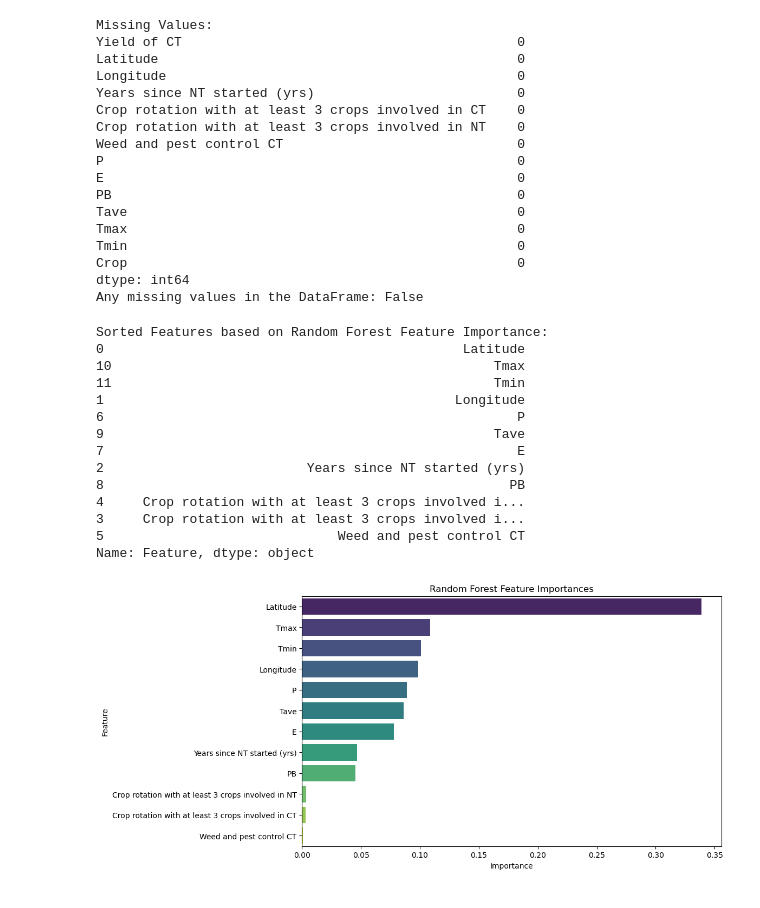
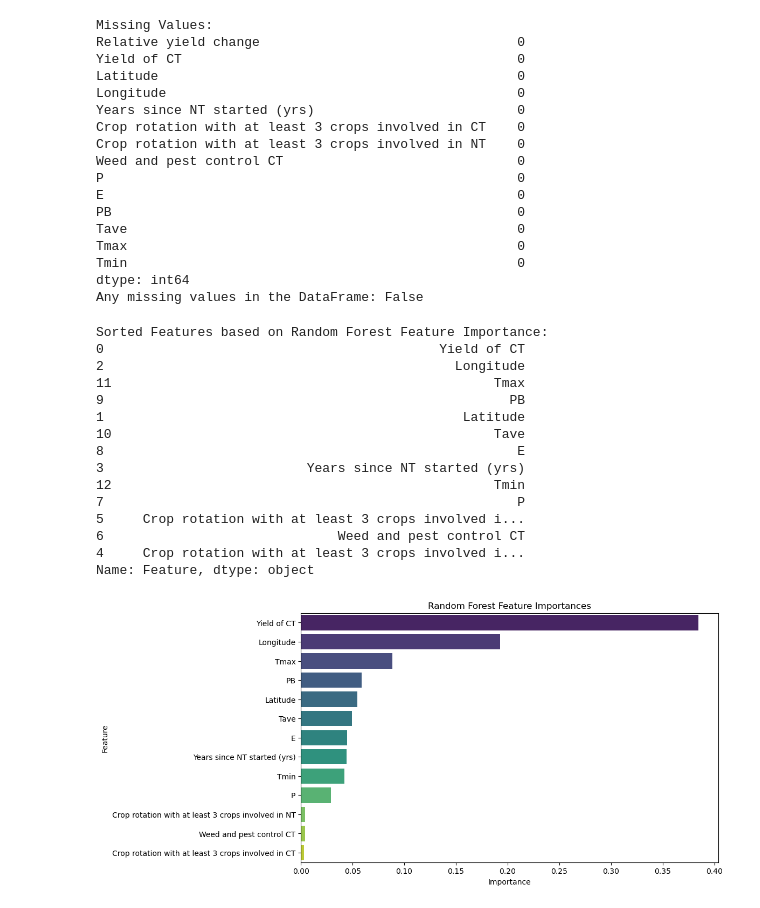
Before and after one commit to B-Moritz/ACIT4620_XAI_with_ANFIS, a Jupyter notebook: dataset/CI_RF_mm.ipynb, the cells around one changed output. Drawn from its saved outputs; the diff is of its cells as text; code cells hidden in the pictures.

```diff
--- a/dataset/CI_RF_mm.ipynb
+++ b/dataset/CI_RF_mm.ipynb
@@ -1,4 +1,4 @@
 # %%
 import pandas as pd
 # %%
-df = pd.read_csv('DataFrame.csv')
+df = pd.read_csv('Database.csv')
@@ -5,5 +25,5 @@ df = pd.read_csv('DataFrame.csv')
 # %%
-selected_columns = ['Yield of CT', 'Latitude', 'Longitude', 'Years since NT started (yrs)',
+selected_columns = ['Relative yield change','Yield of CT', 'Latitude', 'Longitude', 'Years since NT started (yrs)',
                     'Crop rotation with at least 3 crops involved in CT',
                     'Crop rotation with at least 3 crops involved in NT', 'ST',
                     'Soil cover in CT', 'Soil cover in NT', 'Weed and pest control CT',
@@ -13,5 +33,10 @@ df = df[selected_columns]
 # %%
 df = df[df['Crop'] == 'maize']
 # %%
-columns_to_drop = ['ST_encoded','ST','Soil cover in CT','Soil cover in NT', 'Crop']
+columns_to_drop = ['ST','Soil cover in CT','Soil cover in NT', 'Crop']
 df=df.drop(columns = columns_to_drop)
+# %%
+# Replace "Yes" with 1 and "No" with 0 for the entire DataFrame
+df.replace({"Yes": 1, "No": 0}, inplace=True)
+
+df
@@ -50,6 +86,7 @@ print(missing_values)
 print("Any missing values in the DataFrame:", df.isna().any().any())
 # %% [output]
 Missing Values:
+Relative yield change                                 0
 Yield of CT                                           0
 Latitude                                              0
 Longitude                                             0
@@ -63,7 +100,6 @@ PB                                                    0
 Tave                                                  0
 Tmax                                                  0
 Tmin                                                  0
-Crop                                                  0
 dtype: int64
 Any missing values in the DataFrame: False
 # %%
@@ -75,8 +111,8 @@ from sklearn.ensemble import RandomForestRegressor
 import pandas as pd
 
 
-X = df.drop(columns=['Yield of CT'])
-y = df['Yield of CT']
+X = df.drop(columns=['Relative yield change'])
+y = df['Relative yield change']
 
 # Fit a Random Forest model
 rf_model = RandomForestRegressor(random_state=42)
@@ -96,48 +132,49 @@ print("Sorted Features based on Random Forest Feature Importance:")
 print(sorted_features)
 # %% [output]
 Sorted Features based on Random Forest Feature Importance:
-0                                              Latitude
-10                                                 Tmax
-11                                                 Tmin
-1                                             Longitude
-6                                                     P
-9                                                  Tave
-7                                                     E
-2                          Years since NT started (yrs)
-8                                                    PB
+0                                           Yield of CT
+2                                             Longitude
+11                                                 Tmax
+9                                                    PB
+1                                              Latitude
+10                                                 Tave
+8                                                     E
+3                          Years since NT started (yrs)
+12                                                 Tmin
+7                                                     P
+5     Crop rotation with at least 3 crops involved i...
+6                              Weed and pest control CT
 4     Crop rotation with at least 3 crops involved i...
-3     Crop rotation with at least 3 crops involved i...
-5                              Weed and pest control CT
 Name: Feature, dtype: object
 # %%
 import matplotlib.pyplot as plt
 import seaborn as sns
 from sklearn.ensemble import RandomForestRegressor
 import pandas as pd
 
 
-X = df.drop(columns=['Yield of CT'])
-y = df['Yield of CT']
+X = df.drop(columns=['Relative yield change'])
+y = df['Relative yield change']
 
 # Fit a Random Forest model
 rf_model = RandomForestRegressor(random_state=42)
 rf_model.fit(X, y)
 
 # Extract feature importances
 feature_importances = rf_model.feature_importances_
 
 # Create a DataFrame with feature names and importances
 feature_importance_df = pd.DataFrame({'Feature': X.columns, 'Importance': feature_importances})
 
 # Sort features based on importance
 sorted_features = feature_importance_df.sort_values(by='Importance', ascending=False)
 
 # Plot feature importances
 plt.figure(figsize=(10, 6))
 sns.barplot(x='Importance', y='Feature', data=sorted_features, palette='viridis')
 plt.title('Random Forest Feature Importances')
 plt.xlabel('Importance')
 plt.ylabel('Feature')
 plt.show()
 # %% [output]
-[figure, old version]
+[figure, new version]
```
Also changed, not shown: parts of 3 cells of this notebook.
